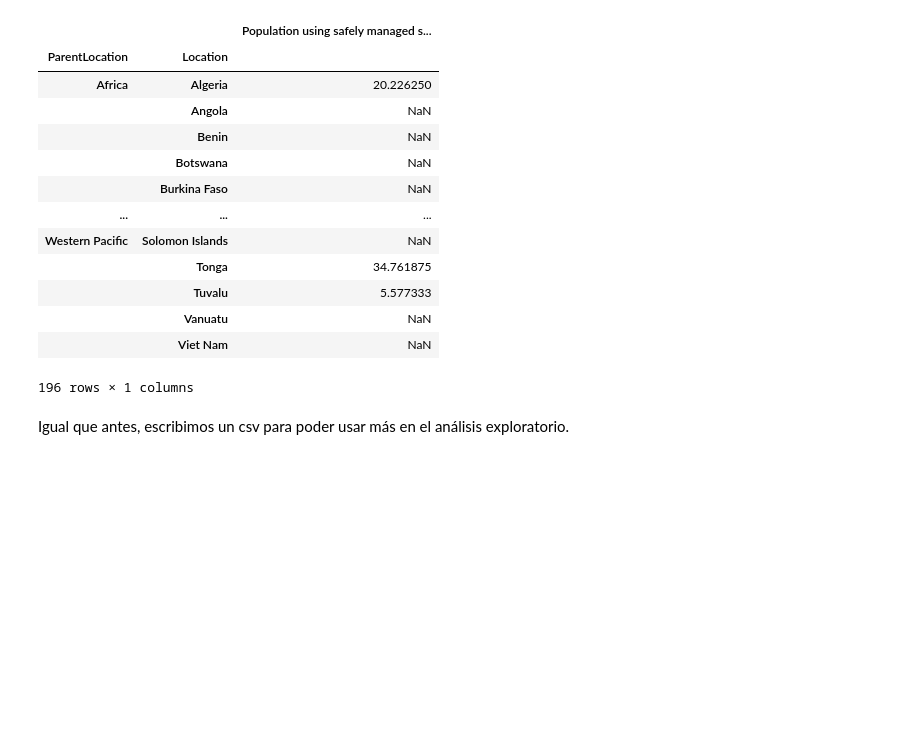
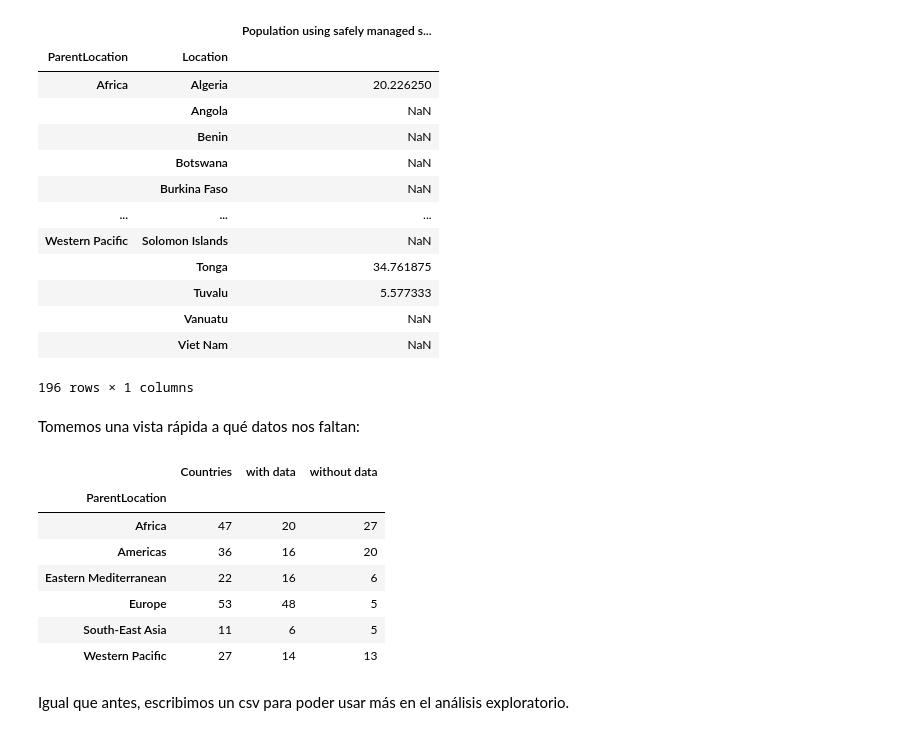
Before and after one commit to iglosiggio/metnum-tp3, a Jupyter notebook: notebooks/procesamiento-nuevos-features-reentrega.ipynb, the cells around one changed output. Cells and saved outputs as stored; diff of their text form; code cells hidden in the pictures; blank space fills up the shorter version.

```diff
--- a/notebooks/procesamiento-nuevos-features-reentrega.ipynb
+++ b/notebooks/procesamiento-nuevos-features-reentrega.ipynb
@@ -106,6 +147,19 @@ sanitation_services
 |  | Vanuatu | NaN |
 |  | Viet Nam | NaN |
 196 rows × 1 columns
+# %% [markdown]
+Tomemos una vista rápida a qué datos nos faltan:
+# %%
+compare_with_and_without_data(sanitation_services.reset_index(), 'Population using safely managed sanitation services (%)')
+# %% [output]
+|  | Countries | with data | without data |
+| ParentLocation |  |  |  |
+| Africa | 47 | 20 | 27 |
+| Americas | 36 | 16 | 20 |
+| Eastern Mediterranean | 22 | 16 | 6 |
+| Europe | 53 | 48 | 5 |
+| South-East Asia | 11 | 6 | 5 |
+| Western Pacific | 27 | 14 | 13 |
 # %% [markdown]
 Igual que antes, escribimos un csv para poder usar más en el análisis exploratorio.
 # %%
```
Also changed, not shown: parts of 2 cells of this notebook.
